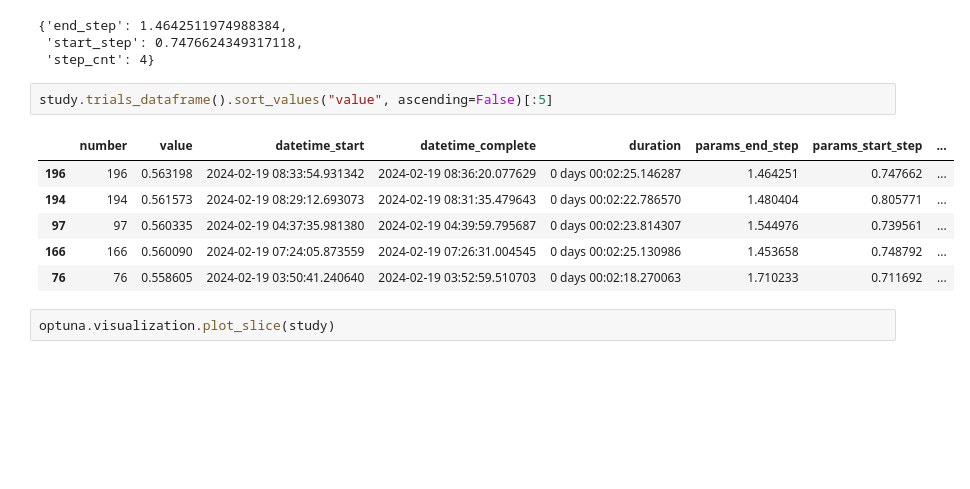
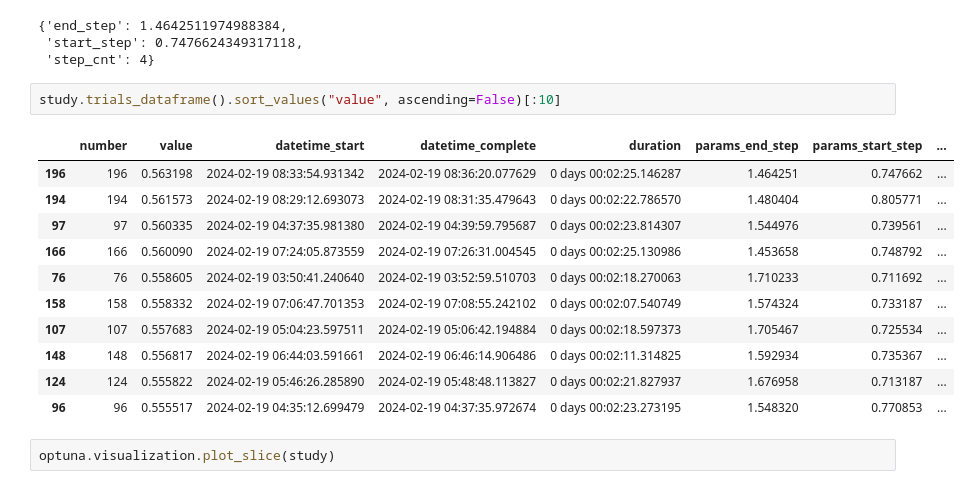
Before and after one commit to tishii2479/ahc030, a Jupyter notebook: notebooks/tune_params.ipynb, the cells around one changed output. Cells and saved outputs as stored; diff of their text form; blank space fills up the shorter version.

```diff
--- a/notebooks/tune_params.ipynb
+++ b/notebooks/tune_params.ipynb
@@ -185,14 +185,19 @@ study.best_params
  'start_step': 0.7476624349317118,
  'step_cnt': 4}
 # %%
-study.trials_dataframe().sort_values("value", ascending=False)[:5]
+study.trials_dataframe().sort_values("value", ascending=False)[:10]
 # %% [output]
 |  | number | value | datetime_start | datetime_complete | duration | params_end_step | params_start_step | ... |
 | 196 | 196 | 0.563198 | 2024-02-19 08:33:54.931342 | 2024-02-19 08:36:20.077629 | 0 days 00:02:25.146287 | 1.464251 | 0.747662 | ... |
 | 194 | 194 | 0.561573 | 2024-02-19 08:29:12.693073 | 2024-02-19 08:31:35.479643 | 0 days 00:02:22.786570 | 1.480404 | 0.805771 | ... |
 | 97 | 97 | 0.560335 | 2024-02-19 04:37:35.981380 | 2024-02-19 04:39:59.795687 | 0 days 00:02:23.814307 | 1.544976 | 0.739561 | ... |
 | 166 | 166 | 0.560090 | 2024-02-19 07:24:05.873559 | 2024-02-19 07:26:31.004545 | 0 days 00:02:25.130986 | 1.453658 | 0.748792 | ... |
 | 76 | 76 | 0.558605 | 2024-02-19 03:50:41.240640 | 2024-02-19 03:52:59.510703 | 0 days 00:02:18.270063 | 1.710233 | 0.711692 | ... |
+| 158 | 158 | 0.558332 | 2024-02-19 07:06:47.701353 | 2024-02-19 07:08:55.242102 | 0 days 00:02:07.540749 | 1.574324 | 0.733187 | ... |
+| 107 | 107 | 0.557683 | 2024-02-19 05:04:23.597511 | 2024-02-19 05:06:42.194884 | 0 days 00:02:18.597373 | 1.705467 | 0.725534 | ... |
+| 148 | 148 | 0.556817 | 2024-02-19 06:44:03.591661 | 2024-02-19 06:46:14.906486 | 0 days 00:02:11.314825 | 1.592934 | 0.735367 | ... |
+| 124 | 124 | 0.555822 | 2024-02-19 05:46:26.285890 | 2024-02-19 05:48:48.113827 | 0 days 00:02:21.827937 | 1.676958 | 0.713187 | ... |
+| 96 | 96 | 0.555517 | 2024-02-19 04:35:12.699479 | 2024-02-19 04:37:35.972674 | 0 days 00:02:23.273195 | 1.548320 | 0.770853 | ... |
 # %%
 optuna.visualization.plot_slice(study)
 # %%
```
Also changed, not shown: 1 other file.
